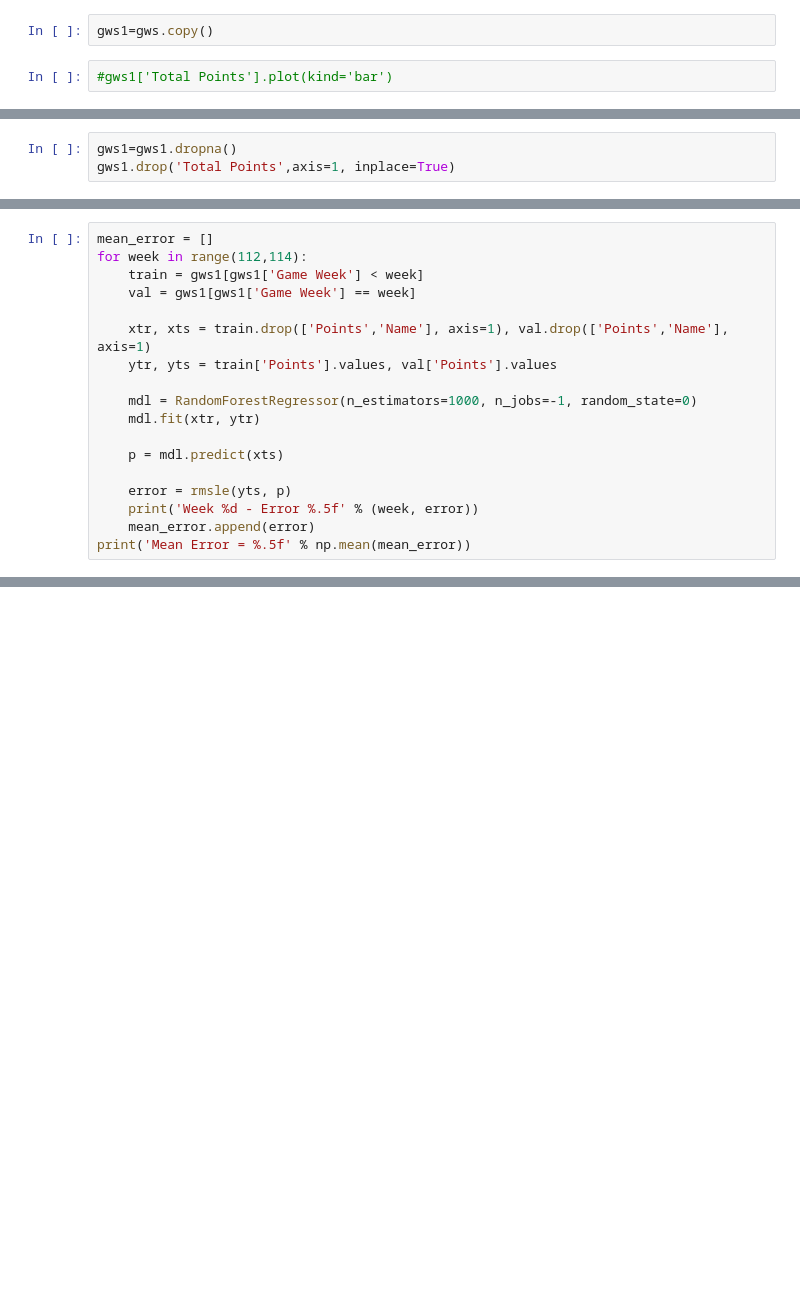
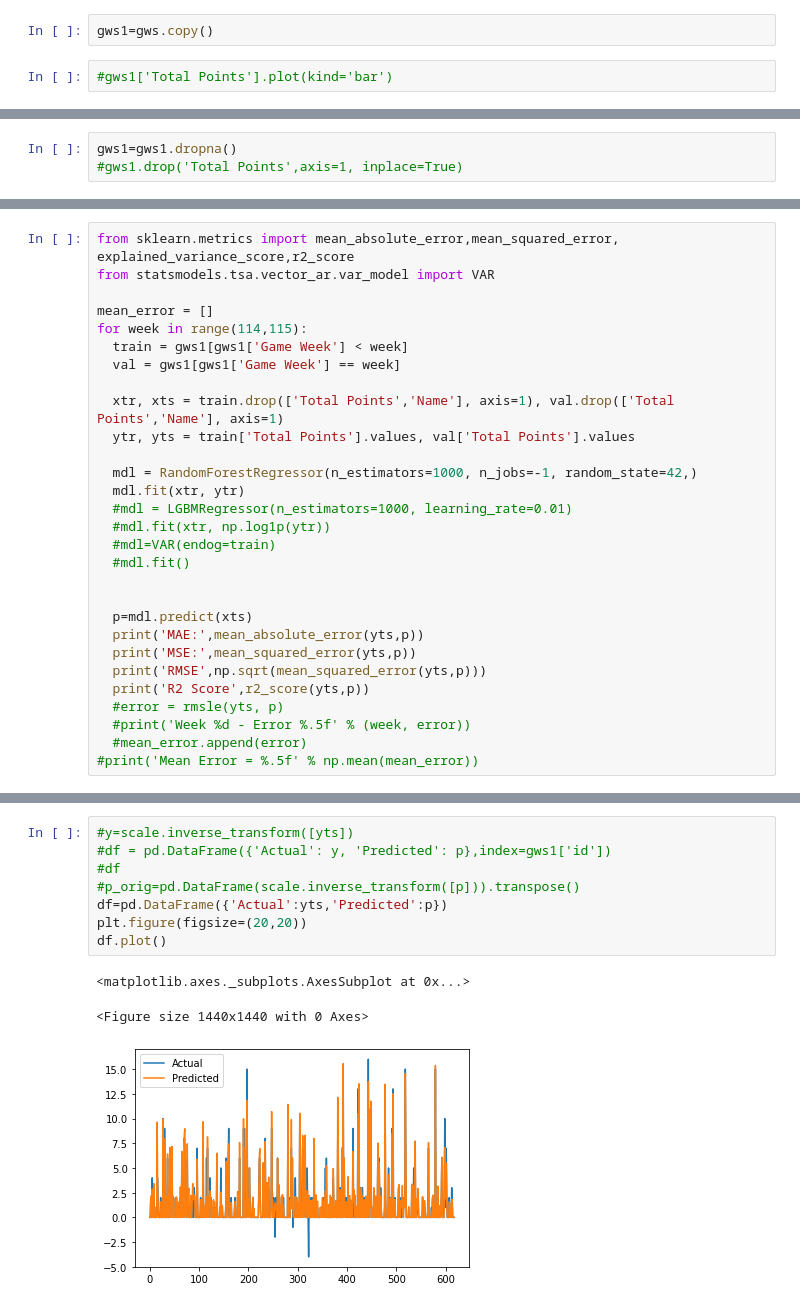
Before and after one commit to raghavbhutra/RedDevils, a Jupyter notebook: RD_TS.ipynb, the cells around one changed output, grey strips where cells are left out. Cells and saved outputs as stored; diff of their text form; blank space fills up the shorter version.

```diff
--- a/RD_TS.ipynb
+++ b/RD_TS.ipynb
@@ -84,5 +138,5 @@ gws1.head()
 # %%
 gws1=gws1.dropna()
-gws1.drop('Total Points',axis=1, inplace=True)
+#gws1.drop('Total Points',axis=1, inplace=True)
 # %%
 gws1.head()
@@ -108,18 +171,29 @@ print('Mean Error = %.2f' % np.mean(mean_error))
 # %%
+from sklearn.metrics import mean_absolute_error,mean_squared_error, explained_variance_score,r2_score
+from statsmodels.tsa.vector_ar.var_model import VAR
+
 mean_error = []
-for week in range(112,114):
-    train = gws1[gws1['Game Week'] < week]
-    val = gws1[gws1['Game Week'] == week]
+for week in range(114,115):
+  train = gws1[gws1['Game Week'] < week]
+  val = gws1[gws1['Game Week'] == week]
 
-    xtr, xts = train.drop(['Points','Name'], axis=1), val.drop(['Points','Name'], axis=1)
-    ytr, yts = train['Points'].values, val['Points'].values
+  xtr, xts = train.drop(['Total Points','Name'], axis=1), val.drop(['Total Points','Name'], axis=1)
+  ytr, yts = train['Total Points'].values, val['Total Points'].values
 
-    mdl = RandomForestRegressor(n_estimators=1000, n_jobs=-1, random_state=0)
-    mdl.fit(xtr, ytr)
+  mdl = RandomForestRegressor(n_estimators=1000, n_jobs=-1, random_state=42,)
+  mdl.fit(xtr, ytr)
+  #mdl = LGBMRegressor(n_estimators=1000, learning_rate=0.01)
+  #mdl.fit(xtr, np.log1p(ytr))
+  #mdl=VAR(endog=train)
+  #mdl.fit()
 
-    p = mdl.predict(xts)
 
-    error = rmsle(yts, p)
-    print('Week %d - Error %.5f' % (week, error))
-    mean_error.append(error)
-print('Mean Error = %.5f' % np.mean(mean_error))
+  p=mdl.predict(xts)
+  print('MAE:',mean_absolute_error(yts,p))
+  print('MSE:',mean_squared_error(yts,p))
+  print('RMSE',np.sqrt(mean_squared_error(yts,p)))
+  print('R2 Score',r2_score(yts,p))
+  #error = rmsle(yts, p)
+  #print('Week %d - Error %.5f' % (week, error))
+  #mean_error.append(error)
+#print('Mean Error = %.5f' % np.mean(mean_error))
@@ -129,0 +235,12 @@ df.head()
+# %%
+#y=scale.inverse_transform([yts])
+#df = pd.DataFrame({'Actual': y, 'Predicted': p},index=gws1['id'])
+#df
+#p_orig=pd.DataFrame(scale.inverse_transform([p])).transpose()
+df=pd.DataFrame({'Actual':yts,'Predicted':p})
+plt.figure(figsize=(20,20))
+df.plot()
+# %% [output]
+<matplotlib.axes._subplots.AxesSubplot at 0x...>
+<Figure size 1440x1440 with 0 Axes>
+[figure, added]
```
Also changed, not shown: parts of 28 cells of this notebook.
